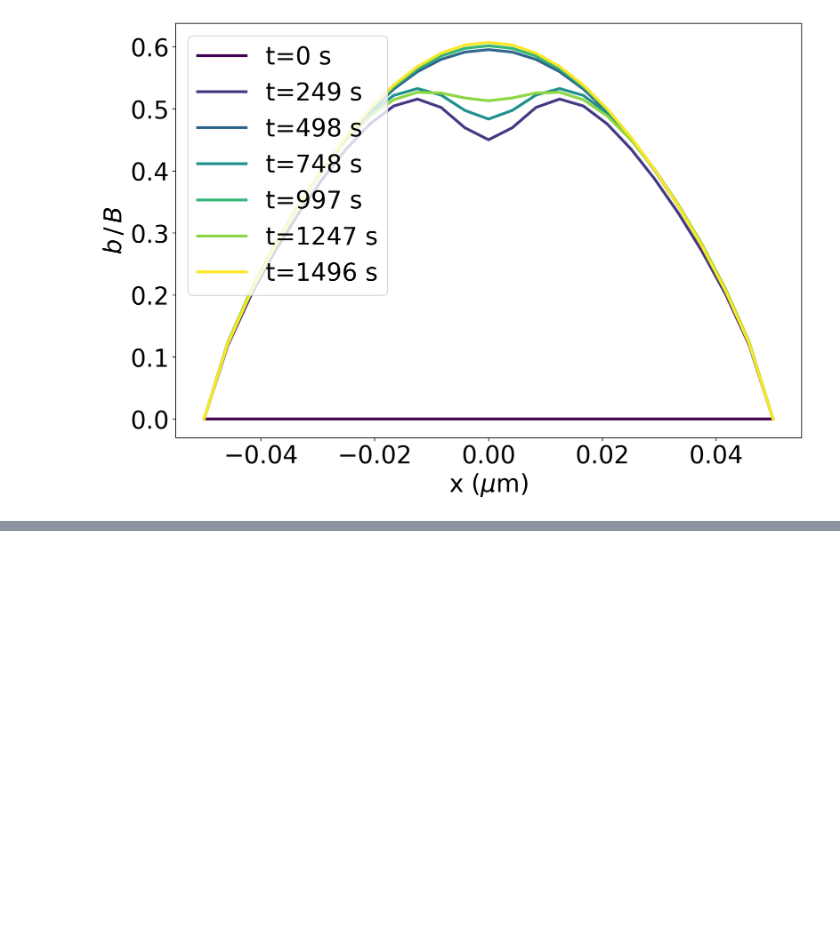
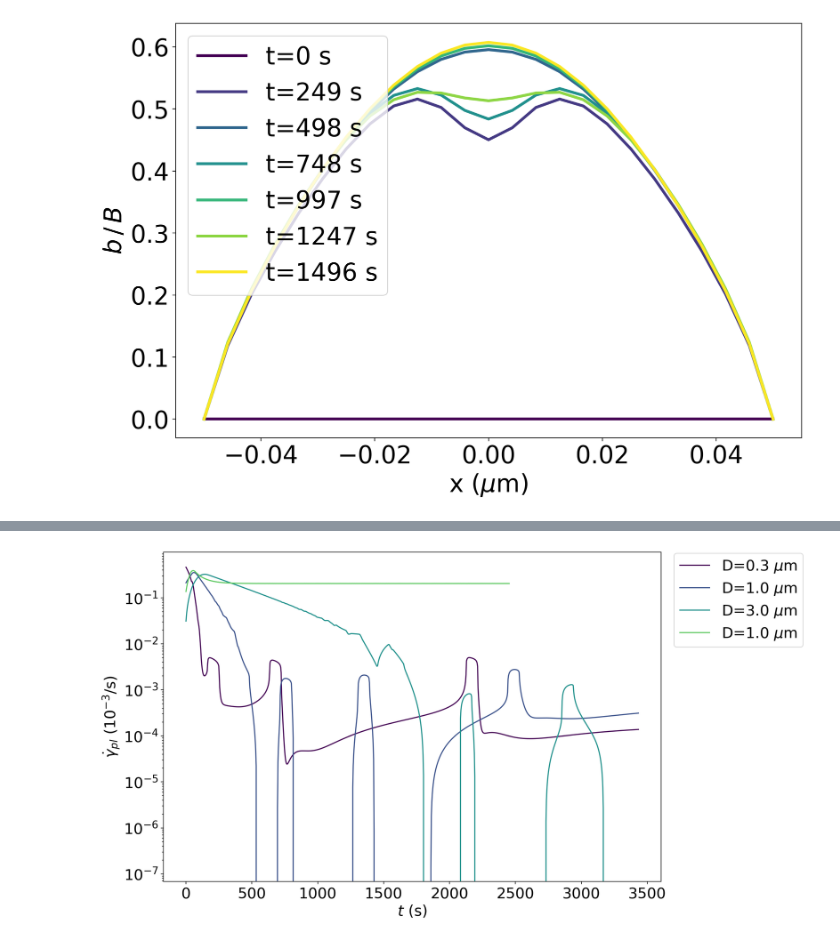
Before and after one commit to AHartmaier/pyLabDD, a Jupyter notebook: notebooks/gbdd_pu_study.ipynb, the cells around one changed output, grey strips where cells are left out. Drawn from its saved outputs; the diff is of its cells as text; code cells hidden in the pictures; blank space fills up the shorter version.

```diff
--- a/notebooks/gbdd_pu_study.ipynb
+++ b/notebooks/gbdd_pu_study.ipynb
@@ -150,20 +160,22 @@ for i, fname in enumerate(flist):
 # %%
 plt.rcParams["font.size"] = 20
 
 fig, ax = plt.subplots(figsize=(12, 8), dpi=200)
 for i in range(Np):
-    plt.plot(sim_time[i, :nit[i]-20]*1.e-6,
+    plt.semilogy(sim_time[i, :nit[i]-20]*1.e-6,
              psr_av[i, :nit[i]-20]*1.e9,
              marker="none",
              linestyle="-",
              color=plt.cm.viridis(i / max(1, Np)),
              label=f"D={gs_list[i]}"+r" $\mu$m"
              )
 plt.legend(loc="upper right", bbox_to_anchor=(1.3, 1.02))
 plt.xlabel(r"$t$ (s)")
 plt.ylabel(r"$\dot\gamma_{pl}$ (10$^{-3}$/s)")
 #plt.savefig('pu1_conv_gd_ngbn_semilog.pdf', dpi=300, format='pdf')
 plt.show()
+# %% [output]
+[figure, added]
 # %%
 gbdd.plot_pile_up()
 gbdd.plot_time_series('n_slip_dis')
```
Also changed, not shown: parts of 7 cells of this notebook.
